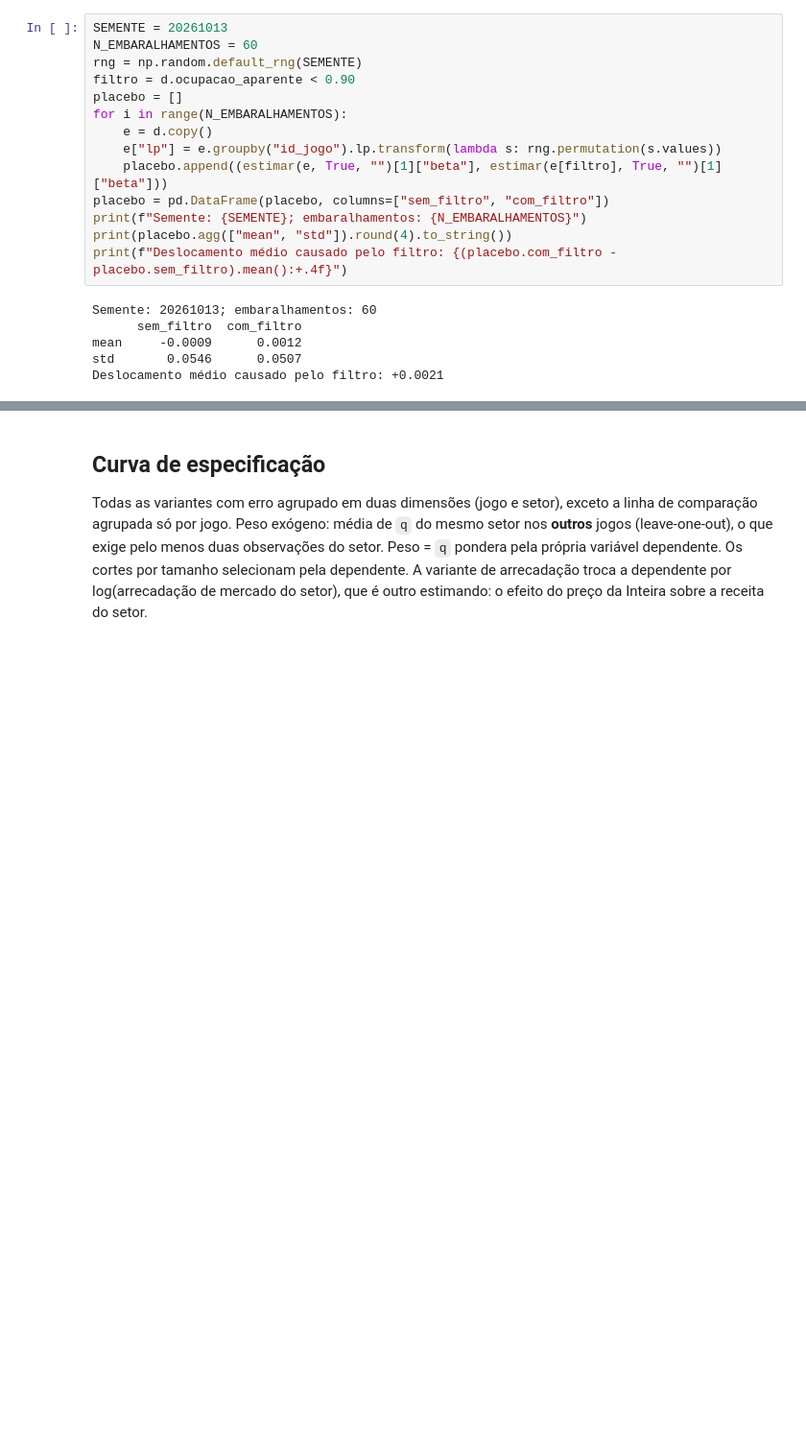
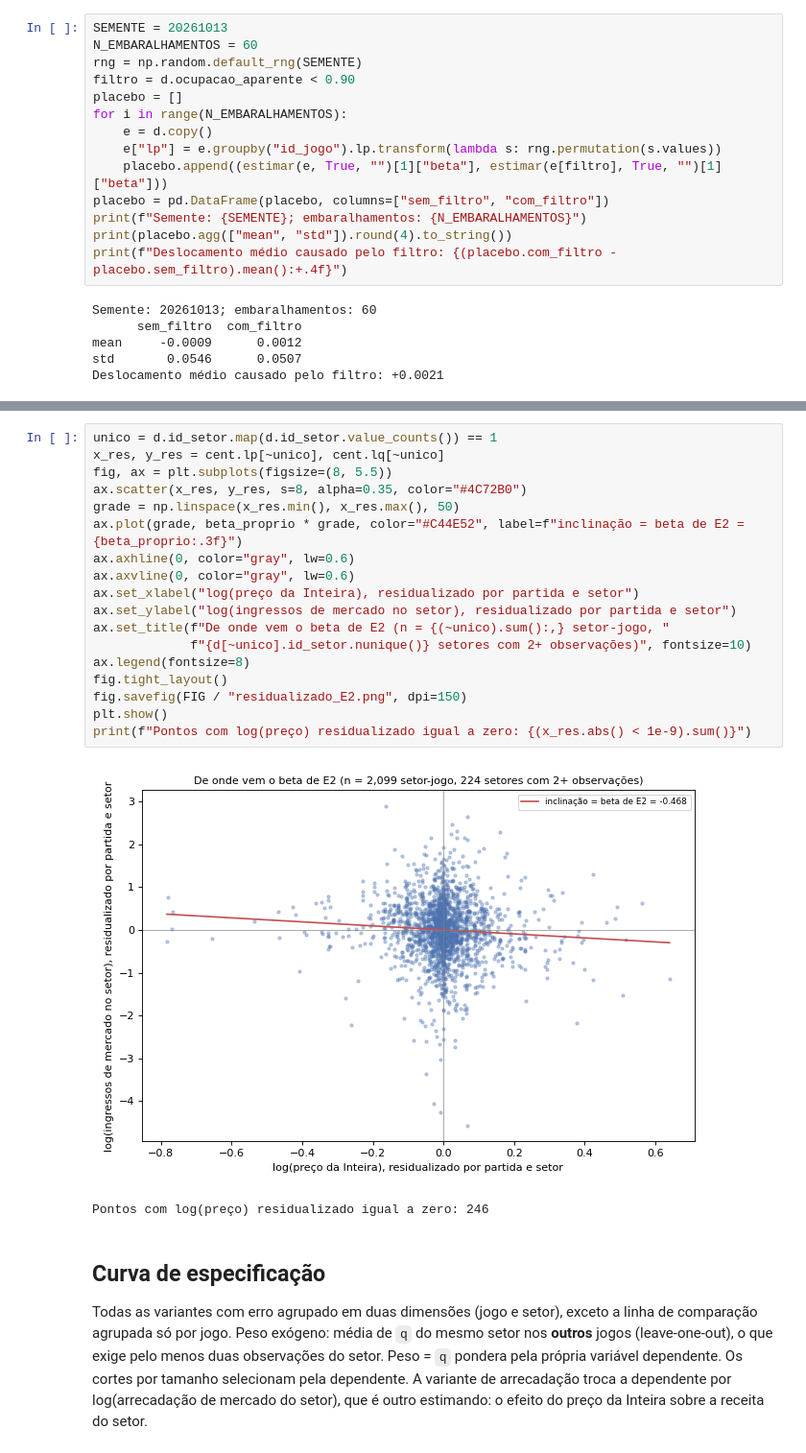
Before and after one commit to JoaoBarberino/bilheteria-paulistao, a Jupyter notebook: notebooks/05_modelo.ipynb, the cells around one changed output, grey strips where cells are left out. Shown at 96% size. Saved outputs shown, nothing was run; the diff lists cells and outputs as text; blank space fills up the shorter version.

```diff
--- a/notebooks/05_modelo.ipynb
+++ b/notebooks/05_modelo.ipynb
@@ -263,3 +253,24 @@ Desvio-padrão do resíduo: 0.6842
+# %%
+unico = d.id_setor.map(d.id_setor.value_counts()) == 1
+x_res, y_res = cent.lp[~unico], cent.lq[~unico]
+fig, ax = plt.subplots(figsize=(8, 5.5))
+ax.scatter(x_res, y_res, s=8, alpha=0.35, color="#4C72B0")
+grade = np.linspace(x_res.min(), x_res.max(), 50)
+ax.plot(grade, beta_proprio * grade, color="#C44E52", label=f"inclinação = beta de E2 = {beta_proprio:.3f}")
+ax.axhline(0, color="gray", lw=0.6)
+ax.axvline(0, color="gray", lw=0.6)
+ax.set_xlabel("log(preço da Inteira), residualizado por partida e setor")
+ax.set_ylabel("log(ingressos de mercado no setor), residualizado por partida e setor")
+ax.set_title(f"De onde vem o beta de E2 (n = {(~unico).sum():,} setor-jogo, "
+             f"{d[~unico].id_setor.nunique()} setores com 2+ observações)", fontsize=10)
+ax.legend(fontsize=8)
+fig.tight_layout()
+fig.savefig(FIG / "residualizado_E2.png", dpi=150)
+plt.show()
+print(f"Pontos com log(preço) residualizado igual a zero: {(x_res.abs() < 1e-9).sum()}")
+# %% [output]
+[figure, added]
+Pontos com log(preço) residualizado igual a zero: 246
 # %% [markdown]
 ## Curva de especificação
 
```
Also changed, not shown: parts of 3 cells of this notebook, 2 other files.
